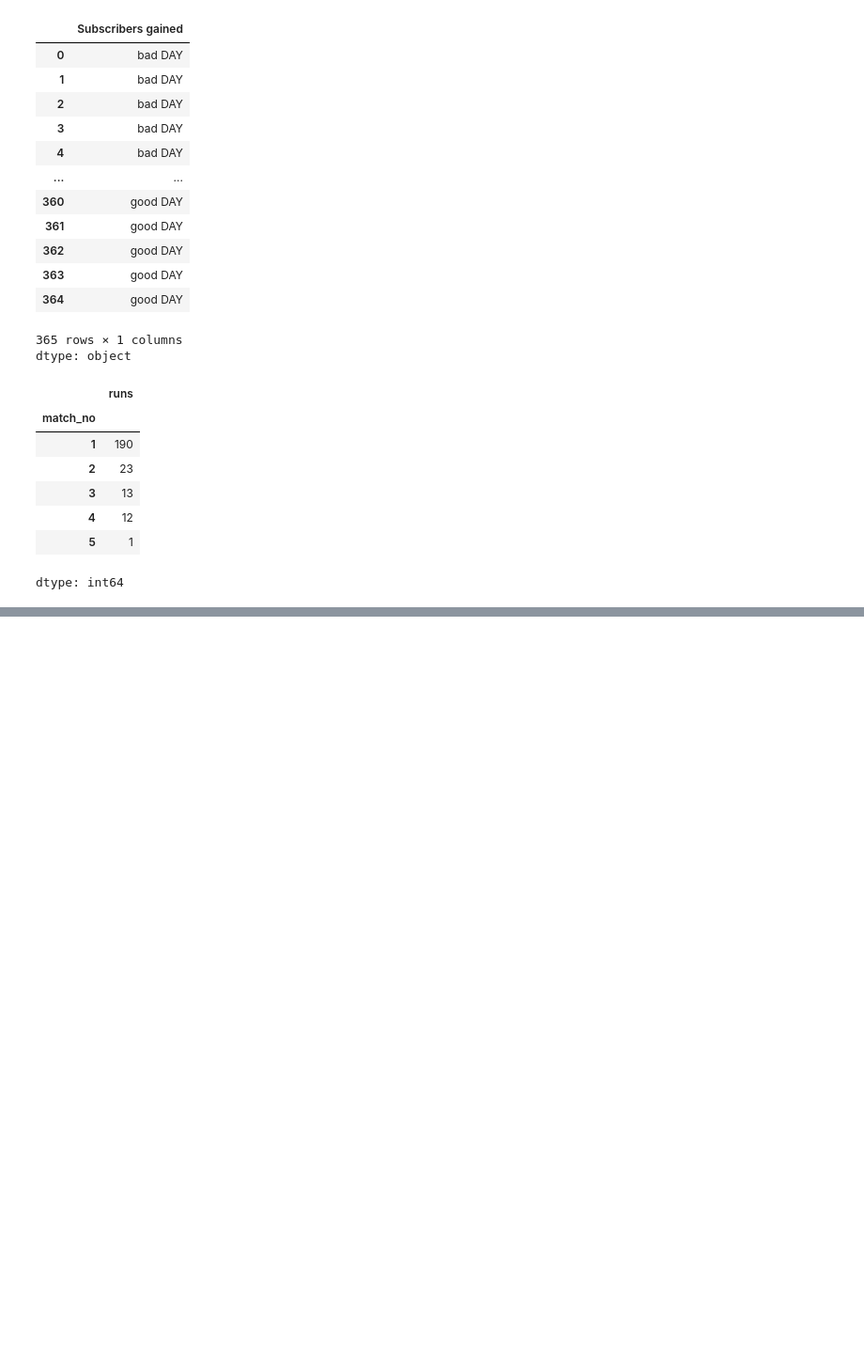
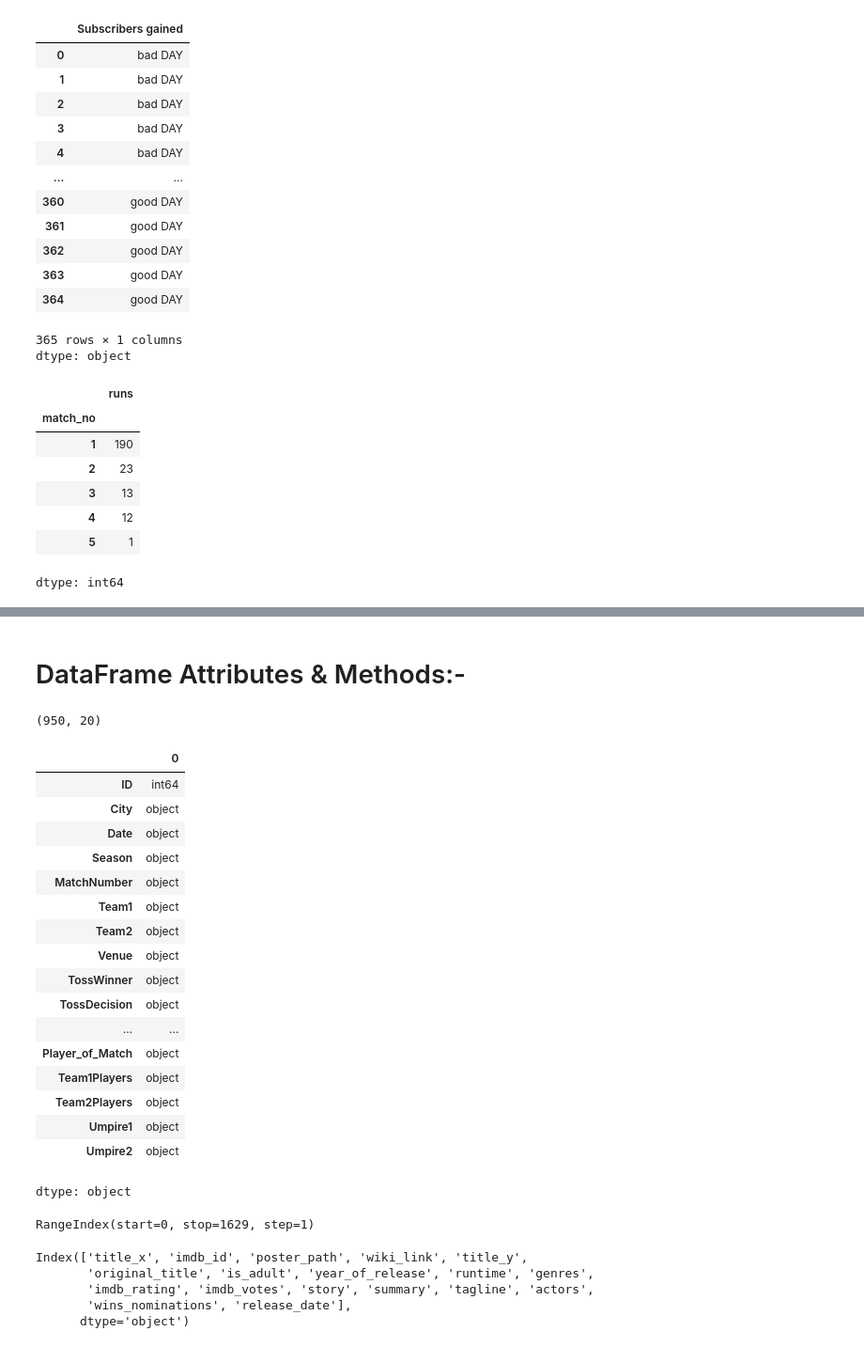
Before and after one commit to vishesh1111/PythonGoogleColab, a Jupyter notebook: Pandas.ipynb, the cells around one changed output, grey strips where cells are left out. Shown at 94% size. Drawn from its saved outputs; the diff is of its cells as text; code cells hidden in the pictures; blank space fills up the shorter version.

```diff
--- a/Pandas.ipynb
+++ b/Pandas.ipynb
@@ -598,0 +630,48 @@ dtype: int64
+# %%
+ipl = pd.read_csv('/content/ipl-matches.csv')
+ipl
+# %% [markdown]
+# DataFrame Attributes & Methods:-
+# %%
+# 1. shape:- checks no. of rows and columns
+mov.shape
+ipl.shape # gives rows and columns
+# %% [output]
+(950, 20)
+# %%
+# 2. dtype:- same with pandas series -> return datatype of series index = column name and w.r.t it gives datatype
+mov.dtypes
+ipl.dtypes
+# %% [output]
+|  | 0 |
+| ID | int64 |
+| City | object |
+| Date | object |
+| Season | object |
+| MatchNumber | object |
+| Team1 | object |
+| Team2 | object |
+| Venue | object |
+| TossWinner | object |
+| TossDecision | object |
+| ... | ... |
+| Player_of_Match | object |
+| Team1Players | object |
+| Team2Players | object |
+| Umpire1 | object |
+| Umpire2 | object |
+dtype: object
+# %%
+# 3. index = fetches index
+mov.index
+# %% [output]
+RangeIndex(start=0, stop=1629, step=1)
+# %%
+# 4.columns:- gives result in index column
+mov.columns
+# %% [output]
+Index(['title_x', 'imdb_id', 'poster_path', 'wiki_link', 'title_y',
+       'original_title', 'is_adult', 'year_of_release', 'runtime', 'genres',
+       'imdb_rating', 'imdb_votes', 'story', 'summary', 'tagline', 'actors',
+       'wins_nominations', 'release_date'],
+      dtype='object')
```
Also changed, not shown: parts of 15 cells of this notebook.
